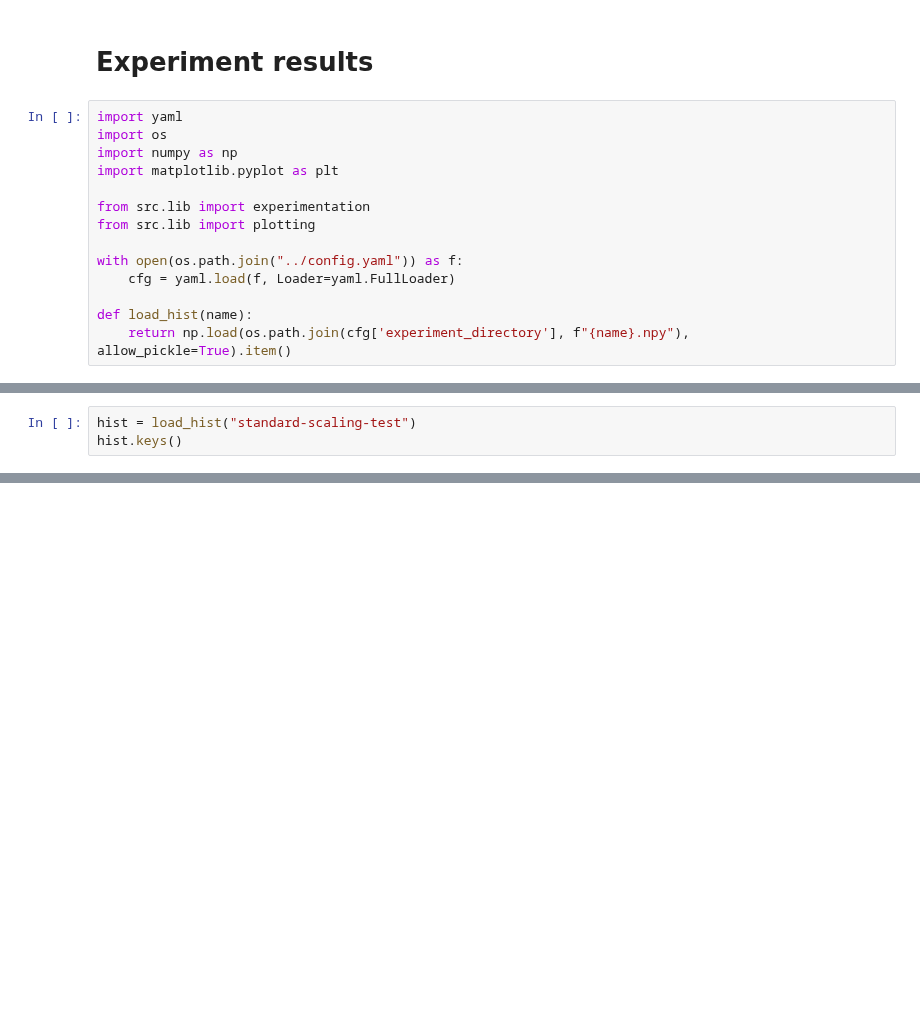
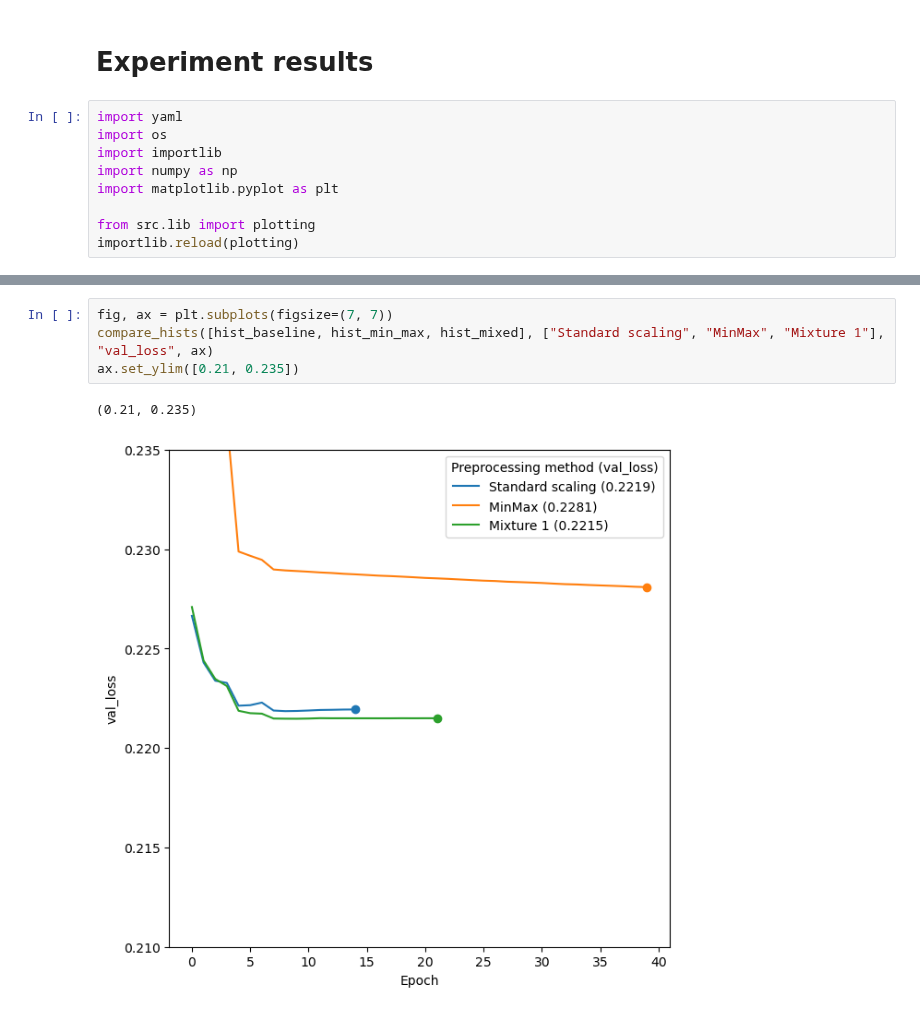
Before and after one commit to marcusGH/edain_paper, a Jupyter notebook: notebooks/experiment-results.ipynb, the cells around one changed output, grey strips where cells are left out. Drawn from its saved outputs; the diff is of its cells as text; blank space fills up the shorter version.

```diff
--- a/notebooks/experiment-results.ipynb
+++ b/notebooks/experiment-results.ipynb
@@ -3,17 +3,12 @@
 # %%
 import yaml
 import os
+import importlib
 import numpy as np
 import matplotlib.pyplot as plt
 
-from src.lib import experimentation
 from src.lib import plotting
-
-with open(os.path.join("../config.yaml")) as f:
-    cfg = yaml.load(f, Loader=yaml.FullLoader)
-
-def load_hist(name):
-    return np.load(os.path.join(cfg['experiment_directory'], f"{name}.npy"), allow_pickle=True).item()
+importlib.reload(plotting)
 # %%
 os.listdir(cfg['experiment_directory'])
 # %% [output]
@@ -21,3 +22,0 @@ os.listdir(cfg['experiment_directory'])
-# %%
-hist = load_hist("standard-scaling-test")
-hist.keys()
@@ -70,0 +52,7 @@ torch.Size([1024, 10, 30])
+# %%
+fig, ax = plt.subplots(figsize=(7, 7))
+compare_hists([hist_baseline, hist_min_max, hist_mixed], ["Standard scaling", "MinMax", "Mixture 1"], "val_loss", ax)
+ax.set_ylim([0.21, 0.235])
+# %% [output]
+(0.21, 0.235)
+[figure, added]
```
Also changed, not shown: parts of 7 cells of this notebook, 3 other files.
